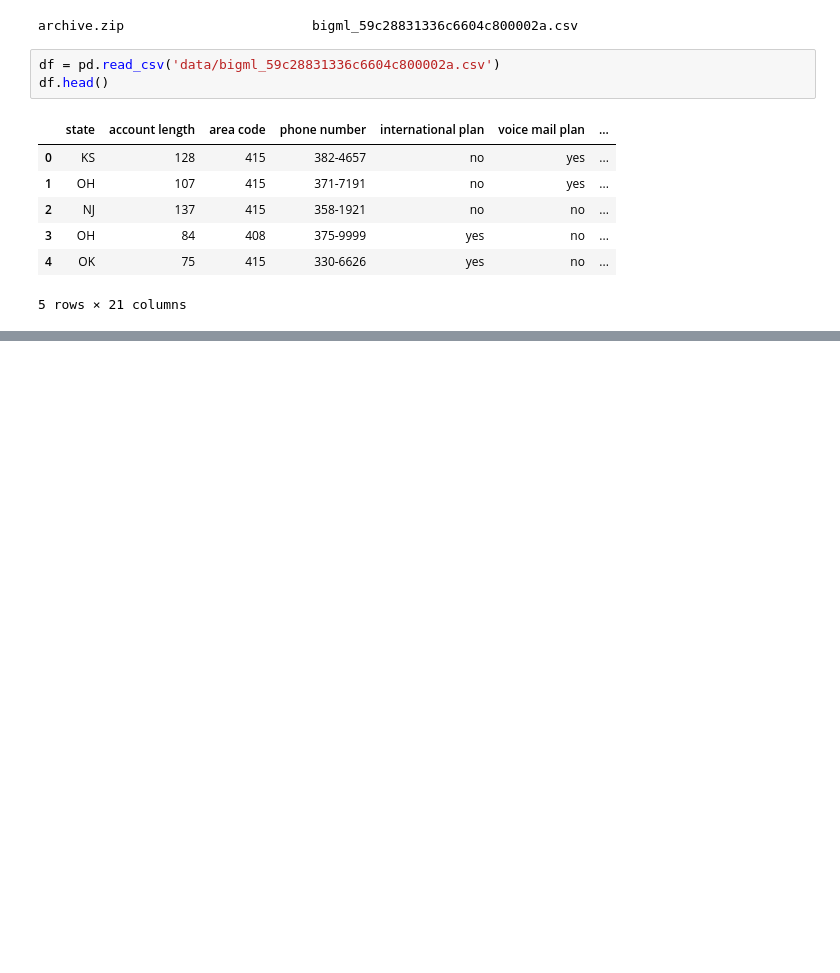
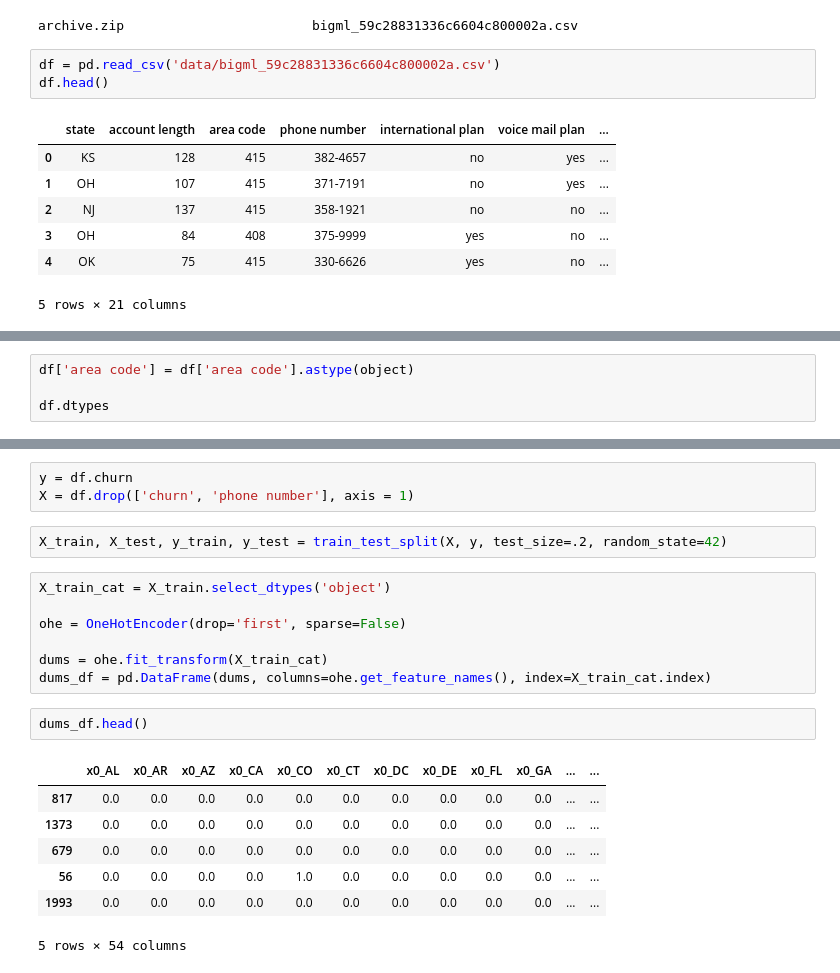
Before and after one commit to joshuaedelstein15/Telecom_churn, a Jupyter notebook: notebook.ipynb, the cells around one changed output, grey strips where cells are left out. Drawn from its saved outputs; the diff is of its cells as text; blank space fills up the shorter version.

```diff
--- a/notebook.ipynb
+++ b/notebook.ipynb
@@ -19,0 +57,4 @@ df.head()
+# %%
+df['area code'] = df['area code'].astype(object)
+
+df.dtypes
@@ -19,0 +79,22 @@ df.head()
+# %%
+y = df.churn
+X = df.drop(['churn', 'phone number'], axis = 1)
+# %%
+X_train, X_test, y_train, y_test = train_test_split(X, y, test_size=.2, random_state=42)
+# %%
+X_train_cat = X_train.select_dtypes('object')
+
+ohe = OneHotEncoder(drop='first', sparse=False)
+
+dums = ohe.fit_transform(X_train_cat)
+dums_df = pd.DataFrame(dums, columns=ohe.get_feature_names(), index=X_train_cat.index)
+# %%
+dums_df.head()
+# %% [output]
+|  | x0_AL | x0_AR | x0_AZ | x0_CA | x0_CO | x0_CT | x0_DC | x0_DE | x0_FL | x0_GA | ... | ... |
+| 817 | 0.0 | 0.0 | 0.0 | 0.0 | 0.0 | 0.0 | 0.0 | 0.0 | 0.0 | 0.0 | ... | ... |
+| 1373 | 0.0 | 0.0 | 0.0 | 0.0 | 0.0 | 0.0 | 0.0 | 0.0 | 0.0 | 0.0 | ... | ... |
+| 679 | 0.0 | 0.0 | 0.0 | 0.0 | 0.0 | 0.0 | 0.0 | 0.0 | 0.0 | 0.0 | ... | ... |
+| 56 | 0.0 | 0.0 | 0.0 | 0.0 | 1.0 | 0.0 | 0.0 | 0.0 | 0.0 | 0.0 | ... | ... |
+| 1993 | 0.0 | 0.0 | 0.0 | 0.0 | 0.0 | 0.0 | 0.0 | 0.0 | 0.0 | 0.0 | ... | ... |
+5 rows × 54 columns
```
Also changed, not shown: parts of 18 cells of this notebook.
